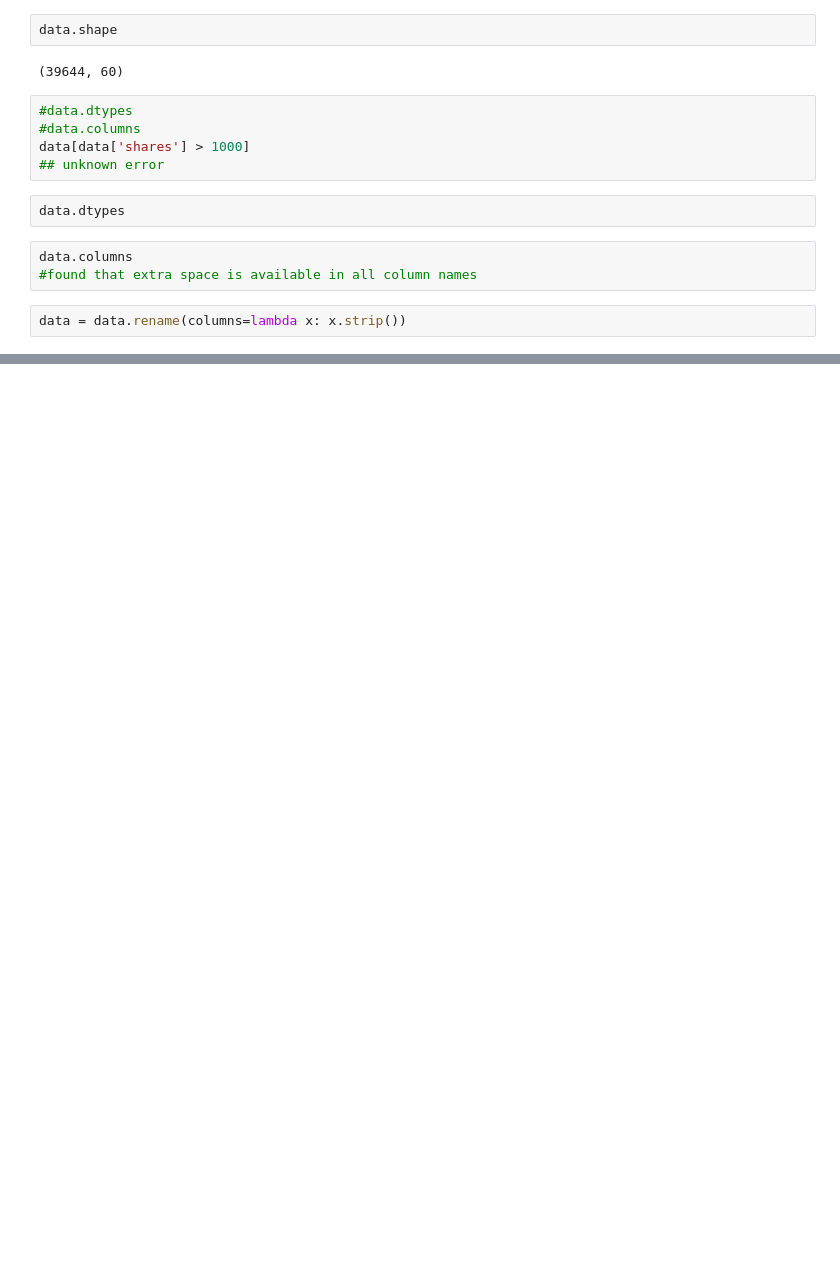
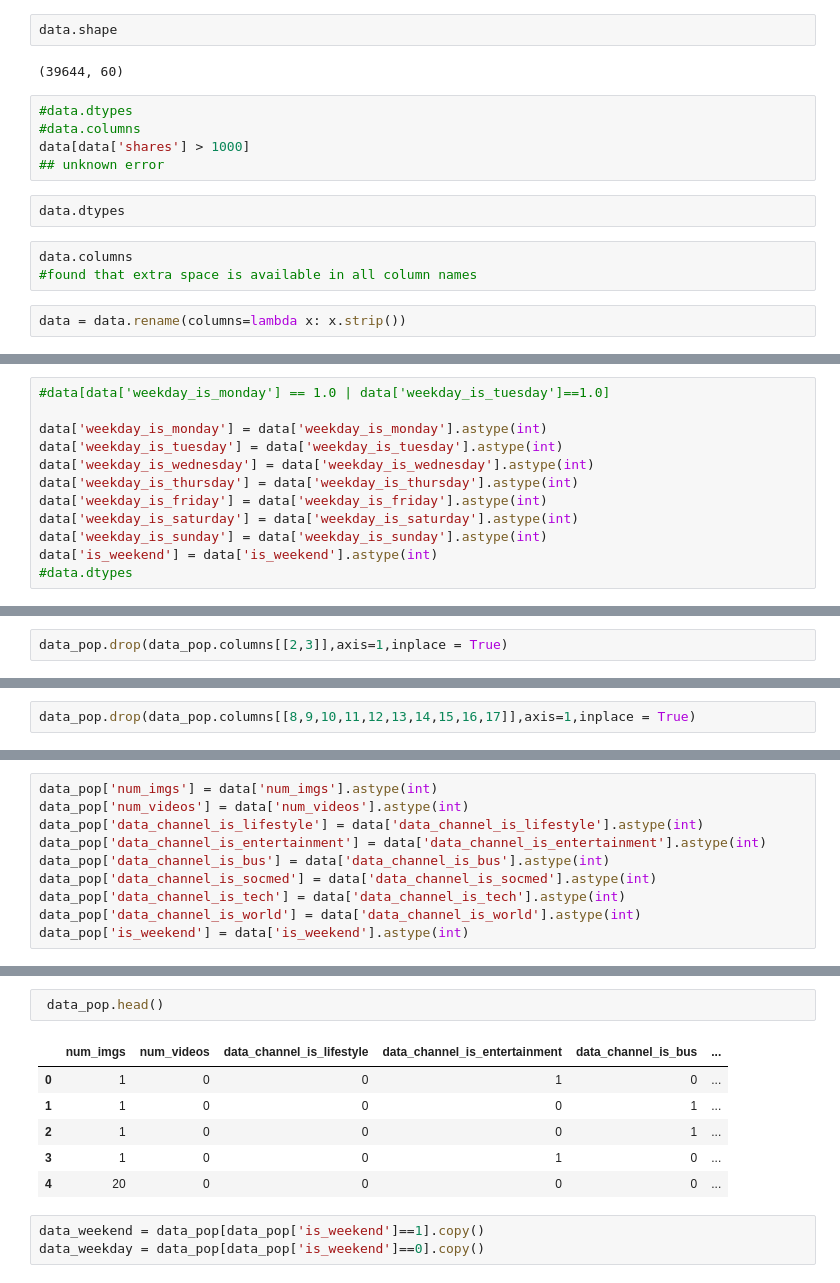
Before and after one commit to gokulramanaa/Online_news_popularity, a Jupyter notebook: Data Mining_New Project.ipynb, the cells around one changed output, grey strips where cells are left out. Saved outputs shown, nothing was run; the diff lists cells and outputs as text; blank space fills up the shorter version.

```diff
--- a/Data Mining_New Project.ipynb
+++ b/Data Mining_New Project.ipynb
@@ -82,0 +95,12 @@ data.tail(2)
+# %%
+#data[data['weekday_is_monday'] == 1.0 | data['weekday_is_tuesday']==1.0]
+
+data['weekday_is_monday'] = data['weekday_is_monday'].astype(int)
+data['weekday_is_tuesday'] = data['weekday_is_tuesday'].astype(int)
+data['weekday_is_wednesday'] = data['weekday_is_wednesday'].astype(int)
+data['weekday_is_thursday'] = data['weekday_is_thursday'].astype(int)
+data['weekday_is_friday'] = data['weekday_is_friday'].astype(int)
+data['weekday_is_saturday'] = data['weekday_is_saturday'].astype(int)
+data['weekday_is_sunday'] = data['weekday_is_sunday'].astype(int)
+data['is_weekend'] = data['is_weekend'].astype(int)
+#data.dtypes
@@ -82,0 +129,2 @@ data.tail(2)
+# %%
+data_pop.drop(data_pop.columns[[2,3]],axis=1,inplace = True)
@@ -82,0 +149,2 @@ data.tail(2)
+# %%
+data_pop.drop(data_pop.columns[[8,9,10,11,12,13,14,15,16,17]],axis=1,inplace = True)
@@ -82,0 +204,10 @@ data.tail(2)
+# %%
+data_pop['num_imgs'] = data['num_imgs'].astype(int)
+data_pop['num_videos'] = data['num_videos'].astype(int)
+data_pop['data_channel_is_lifestyle'] = data['data_channel_is_lifestyle'].astype(int)
+data_pop['data_channel_is_entertainment'] = data['data_channel_is_entertainment'].astype(int)
+data_pop['data_channel_is_bus'] = data['data_channel_is_bus'].astype(int)
+data_pop['data_channel_is_socmed'] = data['data_channel_is_socmed'].astype(int)
+data_pop['data_channel_is_tech'] = data['data_channel_is_tech'].astype(int)
+data_pop['data_channel_is_world'] = data['data_channel_is_world'].astype(int)
+data_pop['is_weekend'] = data['is_weekend'].astype(int)
@@ -82,0 +235,12 @@ data.tail(2)
+# %%
+ data_pop.head()
+# %% [output]
+|  | num_imgs | num_videos | data_channel_is_lifestyle | data_channel_is_entertainment | data_channel_is_bus | ... |
+| 0 | 1 | 0 | 0 | 1 | 0 | ... |
+| 1 | 1 | 0 | 0 | 0 | 1 | ... |
+| 2 | 1 | 0 | 0 | 0 | 1 | ... |
+| 3 | 1 | 0 | 0 | 1 | 0 | ... |
+| 4 | 20 | 0 | 0 | 0 | 0 | ... |
+# %%
+data_weekend = data_pop[data_pop['is_weekend']==1].copy()
+data_weekday = data_pop[data_pop['is_weekend']==0].copy()
```
Also changed, not shown: parts of 22 cells of this notebook.
